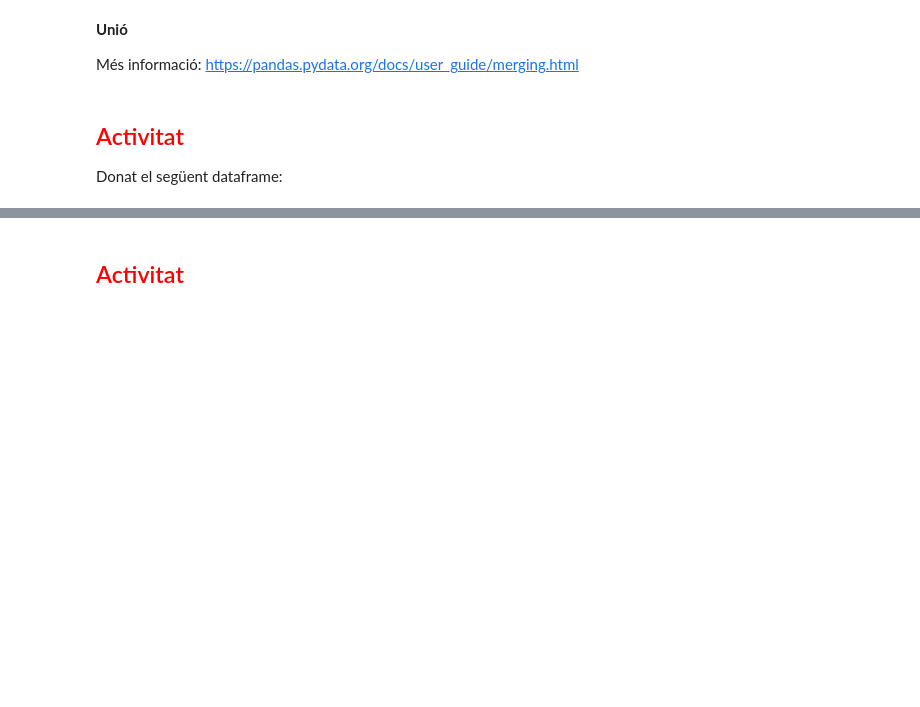
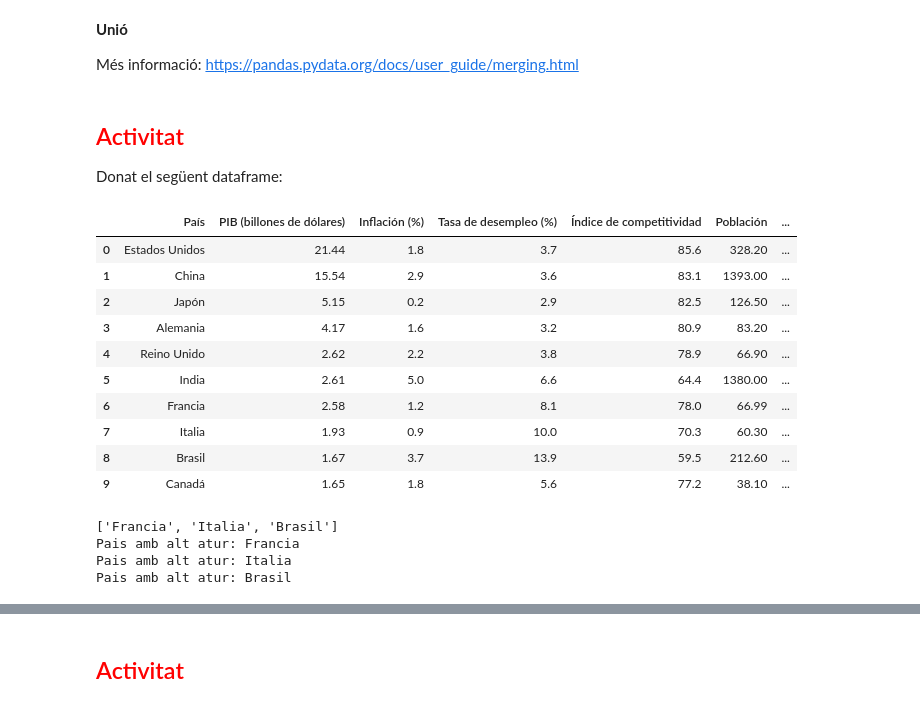
Before and after one commit to wisaaco/Curs_FG24GOI0074221, a Jupyter notebook: lessons/5_Pandas_Modificacio.ipynb, the cells around one changed output, grey strips where cells are left out. Cells and saved outputs as stored; diff of their text form; code cells hidden in the pictures; blank space fills up the shorter version.

```diff
--- a/lessons/5_Pandas_Modificacio.ipynb
+++ b/lessons/5_Pandas_Modificacio.ipynb
@@ -211,5 +211,20 @@ data = {'País': ['Estados Unidos', 'China', 'Japón', 'Alemania', 'Reino Unido'
 df_economia = pd.DataFrame(data)
 # %%
 # 1. Afegeix una columna al dataframe que sigui la població de cada país segons la següent llista: `poblacion = [328.2, 1393, 126.5, 83.2, 66.9, 1380, 66.99, 60.3, 212.6, 38.1]`
+df_economia["Población"] =  [328.2, 1393, 126.5, 83.2, 66.9, 1380, 66.99, 60.3, 212.6, 38.1]
 # %%
 # 2. Afegeix una columna addicional que calculi el PIB per càpita per a cada país en dòlars dividint el PIB de cada país per la població.
+df_economia["Pib_población"] = df_economia["PIB (billones de dólares)"] / df_economia["Población"]
+df_economia
+# %% [output]
+|  | País | PIB (billones de dólares) | Inflación (%) | Tasa de desempleo (%) | Índice de competitividad | Población | ... |
+| 0 | Estados Unidos | 21.44 | 1.8 | 3.7 | 85.6 | 328.20 | ... |
+| 1 | China | 15.54 | 2.9 | 3.6 | 83.1 | 1393.00 | ... |
+| 2 | Japón | 5.15 | 0.2 | 2.9 | 82.5 | 126.50 | ... |
+| 3 | Alemania | 4.17 | 1.6 | 3.2 | 80.9 | 83.20 | ... |
+| 4 | Reino Unido | 2.62 | 2.2 | 3.8 | 78.9 | 66.90 | ... |
+| 5 | India | 2.61 | 5.0 | 6.6 | 64.4 | 1380.00 | ... |
+| 6 | Francia | 2.58 | 1.2 | 8.1 | 78.0 | 66.99 | ... |
+| 7 | Italia | 1.93 | 0.9 | 10.0 | 70.3 | 60.30 | ... |
+| 8 | Brasil | 1.67 | 3.7 | 13.9 | 59.5 | 212.60 | ... |
+| 9 | Canadá | 1.65 | 1.8 | 5.6 | 77.2 | 38.10 | ... |
@@ -218,2 +231,20 @@ df_economia = pd.DataFrame(data)
+# %%
+# 3. Seleccionar els països amb una tasa d'atur major a 8.0
+paisos_atur = df_economia[df_economia["Tasa de desempleo (%)"] > 8.0].País
+## amb id
+paisos_atur2 = df_economia[df_economia.iloc[:,3] > 8.0].País
+## amb id 2
+paisos_atur3 = df_economia.loc[df_economia.iloc[:,3] > 8.0, 'País']
+
+llista_paisos = paisos_atur3.to_list()
+print(llista_paisos)
+
+for p in llista_paisos:
+  print(f"Pais amb alt atur: {p}")
+# %% [output]
+['Francia', 'Italia', 'Brasil']
+Pais amb alt atur: Francia
+Pais amb alt atur: Italia
+Pais amb alt atur: Brasil
 # %%
 #4 . Crea un nou dataframe eliminant els països anteriorment seleccionats.
```
Also changed, not shown: parts of 11 cells of this notebook, 4 other files.
